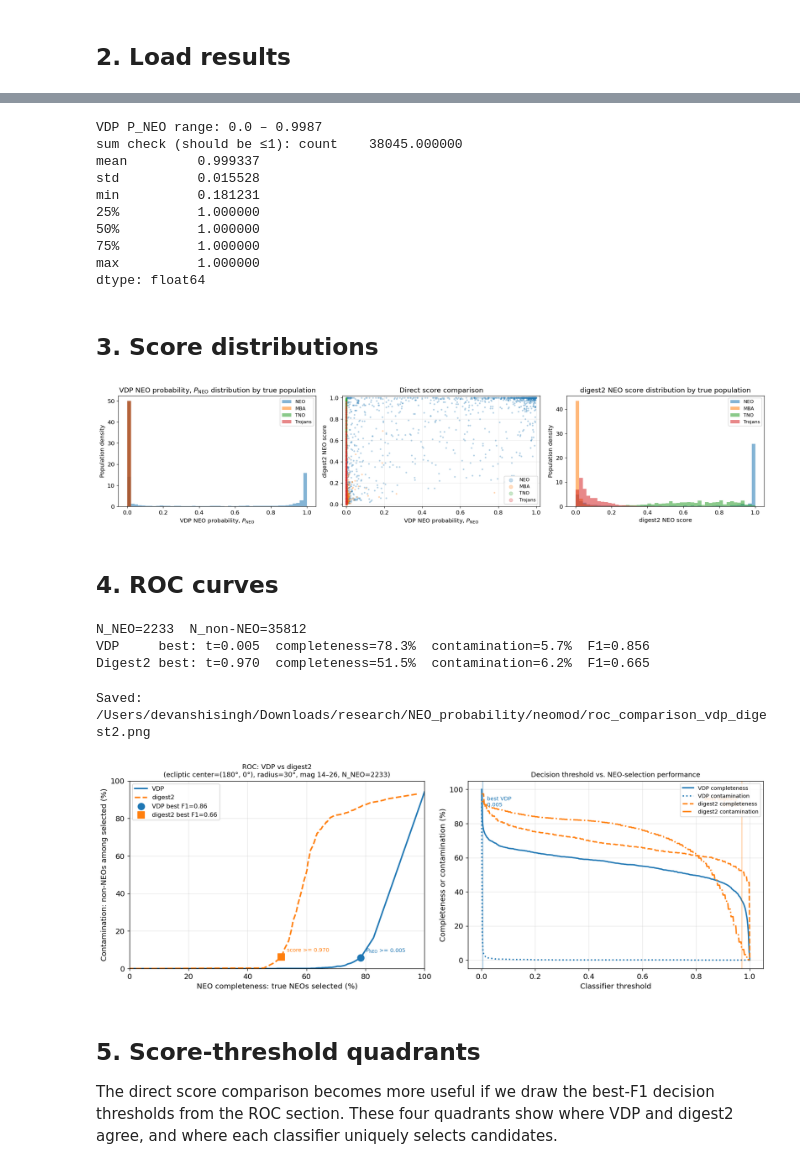
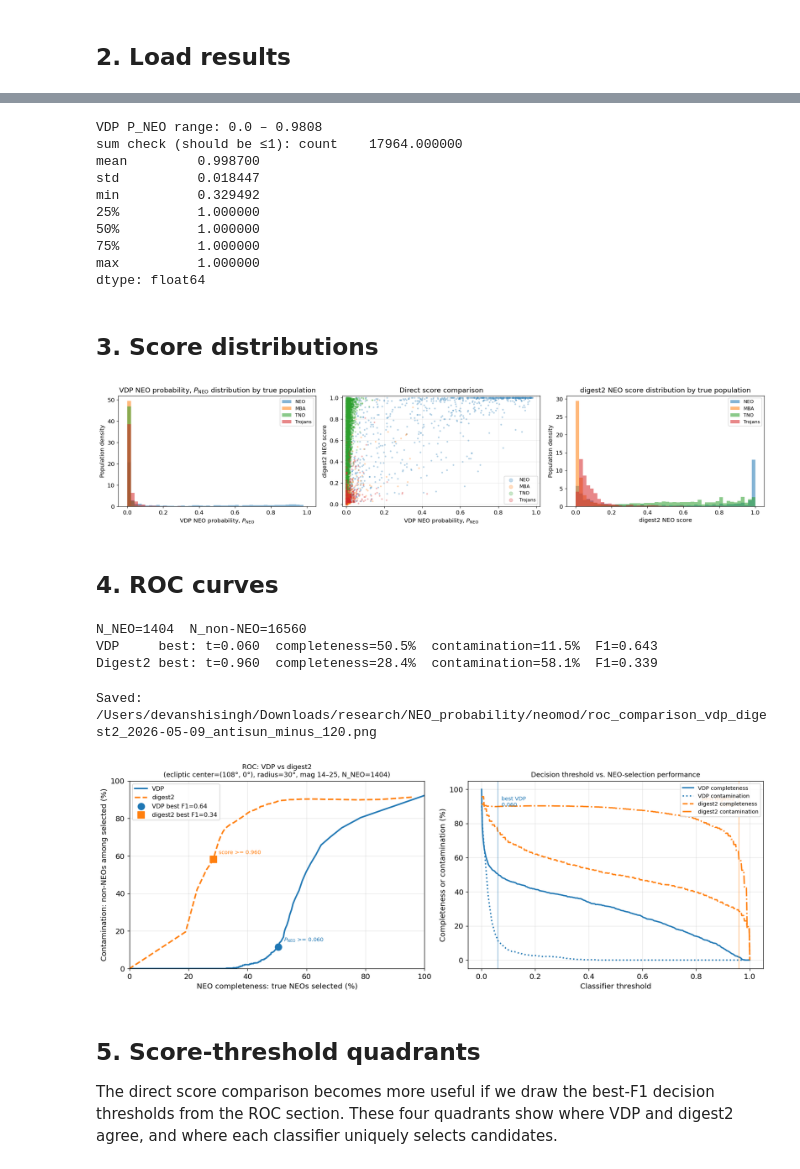
Before and after one commit to devanshi-s04/neomod, a Jupyter notebook: digest2_comparison.ipynb, the cells around one changed output, grey strips where cells are left out. Saved outputs shown, nothing was run; the diff lists cells and outputs as text; code cells hidden in the pictures.

Commit message:
digest2 comparison plots in diff directions

```diff
--- a/digest2_comparison.ipynb
+++ b/digest2_comparison.ipynb
@@ -30,6 +31,25 @@ FIG_OUT  = os.path.join(_HERE, 'roc_comparison_vdp_digest2.png')
 
 %matplotlib inline
 plt.rcParams.update({'figure.dpi': 130, 'font.size': 11})
+# %%
+import os, sys
+import numpy as np
+import pandas as pd
+import matplotlib.pyplot as plt
+import matplotlib.ticker as mticker
+from IPython.display import display
+
+sys.path.insert(0, os.path.join(os.path.abspath('.'), 'src'))
+import velocity_density_pipeline as vdp
+
+_HERE = os.path.abspath('.')
+RUN_LABEL = '2026-05-09_antisun_minus_120'
+PARQUET = os.path.join(_HERE, f's3m_digest2_comparison_{RUN_LABEL}.parquet')
+PROB_MAPS = os.path.join(_HERE, f'prob_maps_{RUN_LABEL}.npz')
+FIG_OUT  = os.path.join(_HERE, f'roc_comparison_vdp_digest2_{RUN_LABEL}.png')
+
+%matplotlib inline
+plt.rcParams.update({'figure.dpi': 130, 'font.size': 11})
 # %% [markdown]
 ## 2. Load results
 # %%
@@ -64,11 +84,11 @@ df['P_Troj_vdp'] = probs['Trojans']
 print('VDP P_NEO range:', round(float(df.P_NEO_vdp.min()), 4), '–', round(float(df.P_NEO_vdp.max()), 4))
 print('sum check (should be ≤1):', (df.P_NEO_vdp + df.P_MBA_vdp + df.P_TNO_vdp + df.P_Troj_vdp).describe())
 # %% [output]
-VDP P_NEO range: 0.0 – 0.9987
-sum check (should be ≤1): count    38045.000000
-mean         0.999337
-std          0.015528
-min          0.181231
+VDP P_NEO range: 0.0 – 0.9808
+sum check (should be ≤1): count    17964.000000
+mean         0.998700
+std          0.018447
+min          0.329492
 25%          1.000000
 50%          1.000000
 75%          1.000000
@@ -113,7 +133,7 @@ plt.tight_layout()
 plt.show()
 plt.close(fig)
 # %% [output]
-[figure, old version]
+[figure, new version]
 # %% [markdown]
 ## 4. ROC curves
 # %%
@@ -150,9 +170,9 @@ td, cd, nd, fd = best_f1(comp_d, cont_d, thresholds)
 print(f'VDP     best: t={tv:.3f}  completeness={cv:.1%}  contamination={nv:.1%}  F1={fv:.3f}')
 print(f'Digest2 best: t={td:.3f}  completeness={cd:.1%}  contamination={nd:.1%}  F1={fd:.3f}')
 # %% [output]
-N_NEO=2233  N_non-NEO=35812
-VDP     best: t=0.005  completeness=78.3%  contamination=5.7%  F1=0.856
-Digest2 best: t=0.970  completeness=51.5%  contamination=6.2%  F1=0.665
+N_NEO=1404  N_non-NEO=16560
+VDP     best: t=0.060  completeness=50.5%  contamination=11.5%  F1=0.643
+Digest2 best: t=0.960  completeness=28.4%  contamination=58.1%  F1=0.339
 # %%
 fig, axes = plt.subplots(1, 2, figsize=(14, 5))
 
@@ -165,36 +185,36 @@ ax.annotate(f'$P_{{\mathrm{{NEO}}}}$ >= {tv:.3f}', xy=(cv*100, nv*100), xytext=(
             textcoords='offset points', color='tab:blue', fontsize=8)
 ax.annotate(f'score >= {td:.3f}', xy=(cd*100, nd*100), xytext=(8, 8),
             textcoords='offset points', color='tab:orange', fontsize=8)
 ax.set_xlabel('NEO completeness: true NEOs selected (%)')
 ax.set_ylabel('Contamination: non-NEOs among selected (%)')
-ax.set_title(f'ROC: VDP vs digest2\n(ecliptic center=(180°, 0°), radius=30°, mag 14–26, N_NEO={N_neo})', fontsize=10)
+ax.set_title(f'ROC: VDP vs digest2\n(ecliptic center=({pm.center_lon_deg:.0f}°, {pm.center_lat_deg:.0f}°), radius={pm.max_sep_deg:.0f}°, mag 14–25, N_NEO={N_neo})', fontsize=10)
 ax.legend(fontsize=9, frameon=True, loc='upper left')
 ax.grid(alpha=0.3)
 ax.set_xlim(0, 100); ax.set_ylim(0, 100)
 
 ax = axes[1]
 ax.plot(thresholds, comp_v*100, lw=2, color='tab:blue', label='VDP completeness')
 ax.plot(thresholds, cont_v*100, lw=2, color='tab:blue', linestyle=':', label='VDP contamination')
 ax.plot(thresholds, comp_d*100, lw=2, color='tab:orange', linestyle='--', label='digest2 completeness')
 ax.plot(thresholds, cont_d*100, lw=2, color='tab:orange', linestyle='-.', label='digest2 contamination')
 ax.axvline(tv, color='tab:blue', alpha=0.45, lw=1.2)
 ax.axvline(td, color='tab:orange', alpha=0.45, lw=1.2)
 ax.text(tv + 0.015, 96, f'best VDP\n{tv:.3f}', color='tab:blue', fontsize=8, va='top')
 ax.text(td - 0.015, 96, f'best digest2\n{td:.3f}', color='tab:orange', fontsize=8, va='top', ha='right')
 ax.set_xlabel('Classifier threshold')
 ax.set_ylabel('Completeness or contamination (%)')
 ax.set_title('Decision threshold vs. NEO-selection performance', fontsize=10)
 ax.legend(fontsize=8, frameon=True, loc='upper right')
 ax.grid(alpha=0.3)
 
 plt.tight_layout()
 plt.savefig(FIG_OUT, dpi=150, bbox_inches='tight')
 print(f'Saved: {FIG_OUT}')
 plt.show()
 plt.close(fig)
 # %% [output]
-Saved: /Users/devanshisingh/Downloads/research/NEO_probability/neomod/roc_comparison_vdp_digest2.png
+Saved: /Users/devanshisingh/Downloads/research/NEO_probability/neomod/roc_comparison_vdp_digest2_2026-05-09_antisun_minus_120.png
-[figure, old version]
+[figure, new version]
 # %% [markdown]
 ## 5. Score-threshold quadrants
 
```
Also changed, not shown: parts of 16 cells of this notebook, 3 other files.
